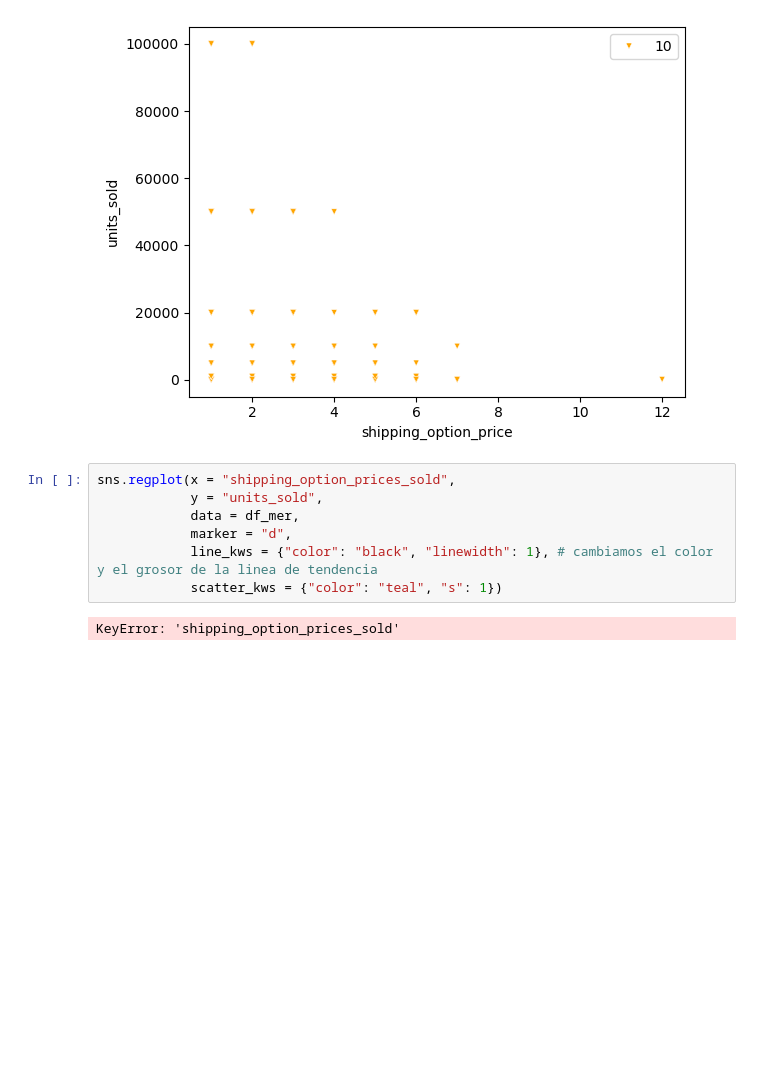
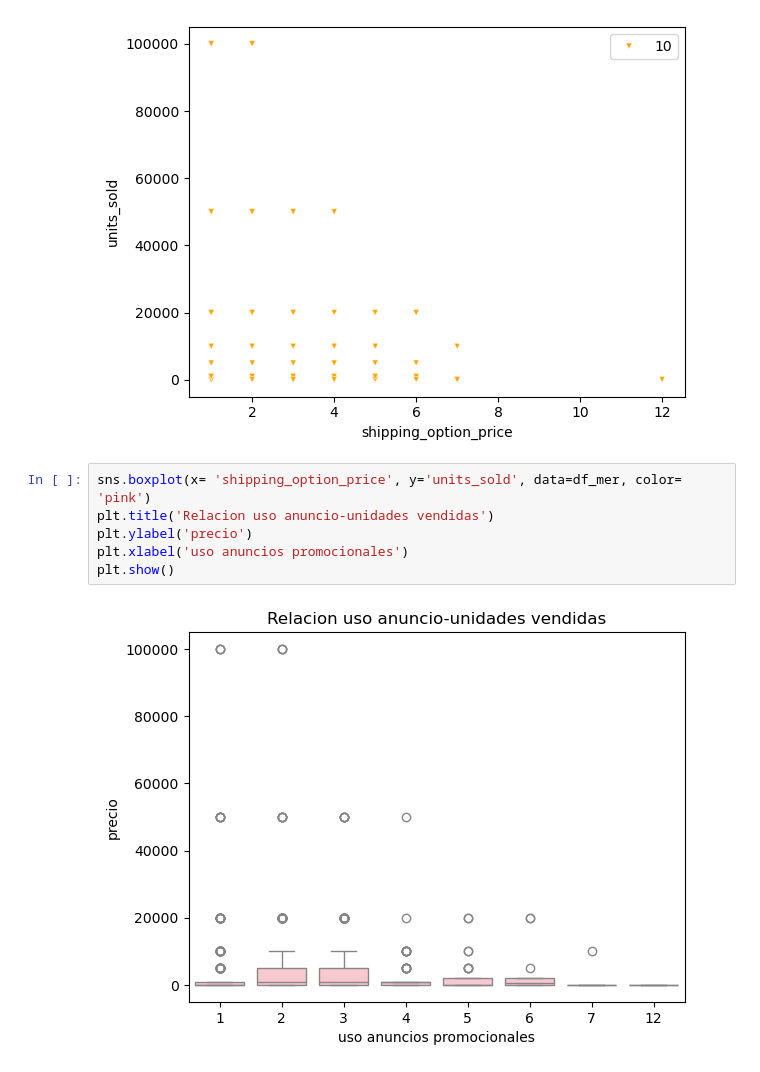
Before and after one commit to AlmuSF/Adalab-repositorio_pair_modulo3, a Jupyter notebook: Pair7_visualizacion.ipynb, the cells around one changed output. Saved outputs shown, nothing was run; the diff lists cells and outputs as text; blank space fills up the shorter version.

```diff
--- a/Pair7_visualizacion.ipynb
+++ b/Pair7_visualizacion.ipynb
@@ -243,11 +255,10 @@ plt.ylabel("units_sold");
 # %% [output]
 [figure]
 # %%
-sns.regplot(x = "shipping_option_prices_sold",
-            y = "units_sold",
-            data = df_mer,
-            marker = "d",
-            line_kws = {"color": "black", "linewidth": 1}, # cambiamos el color y el grosor de la linea de tendencia
-            scatter_kws = {"color": "teal", "s": 1})
+sns.boxplot(x= 'shipping_option_price', y='units_sold', data=df_mer, color= 'pink')
+plt.title('Relacion uso anuncio-unidades vendidas')
+plt.ylabel('precio')
+plt.xlabel('uso anuncios promocionales')
+plt.show()
 # %% [output]
-KeyError: 'shipping_option_prices_sold'
+[figure, added]
```
Also changed, not shown: parts of 9 cells of this notebook.
